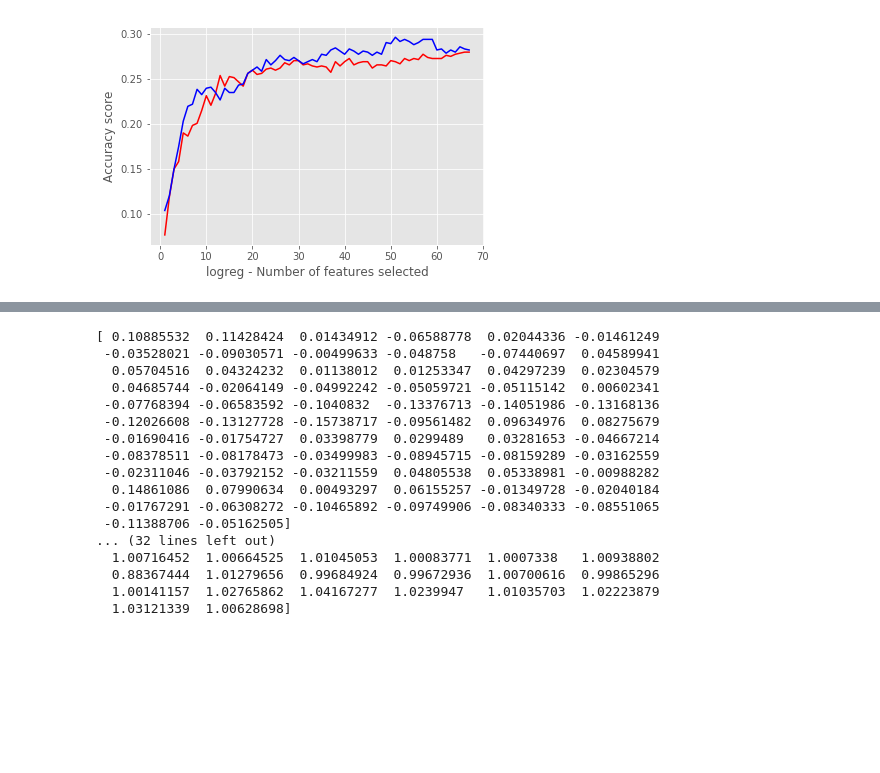
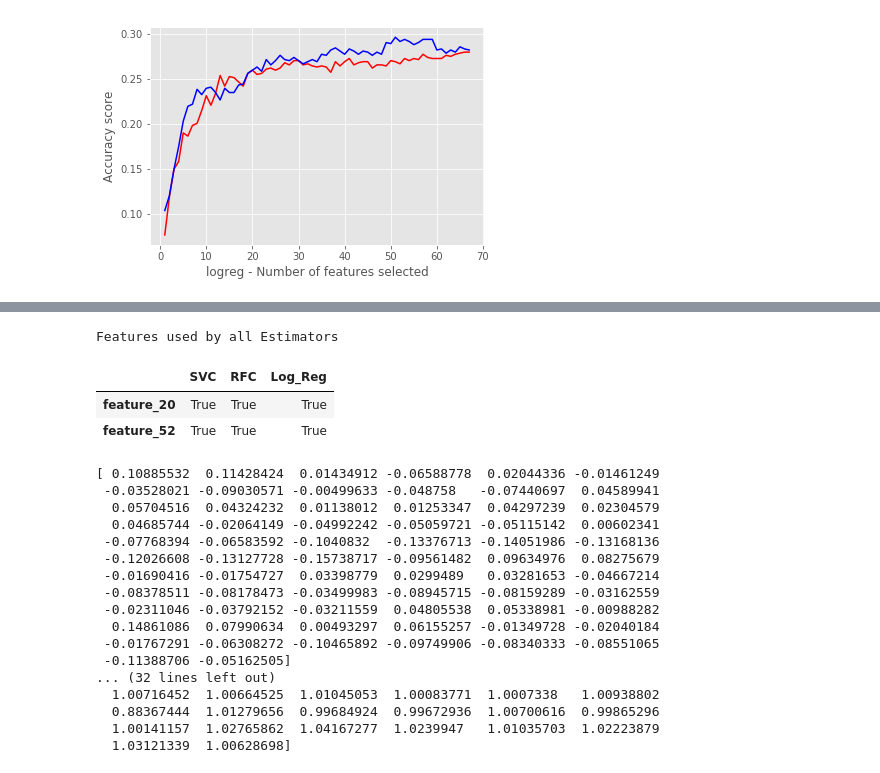
Before and after one commit to johannesharmse/Music_Origin_Prediction, a Jupyter notebook: src/Predicting the Geographical Origin of Music.ipynb, the cells around one changed output, grey strips where cells are left out. Saved outputs shown, nothing was run; the diff lists cells and outputs as text; code cells hidden in the pictures; blank space fills up the shorter version.

```diff
--- a/src/Predicting the Geographical Origin of Music.ipynb
+++ b/src/Predicting the Geographical Origin of Music.ipynb
@@ -180,3 +268,11 @@ For both models it seems as if there is a lot of noise for models with more than
+# %%
+print('Features used by all Estimators')
+est_df[est_df['SVC'] & est_df['RFC'] & est_df['Log_Reg']]
+# %% [output]
+Features used by all Estimators
+|  | SVC | RFC | Log_Reg |
+| feature_20 | True | True | True |
+| feature_52 | True | True | True |
 # %%
 from sklearn.decomposition import PCA
 from sklearn.linear_model import LogisticRegression
```
Also changed, not shown: parts of 6 cells of this notebook, 4 other files.
